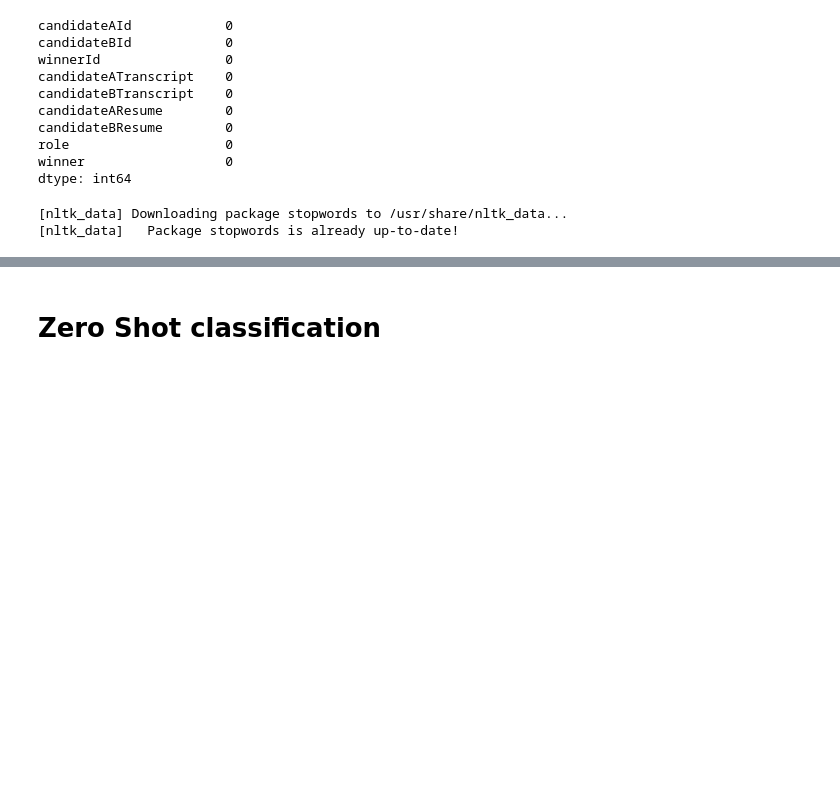
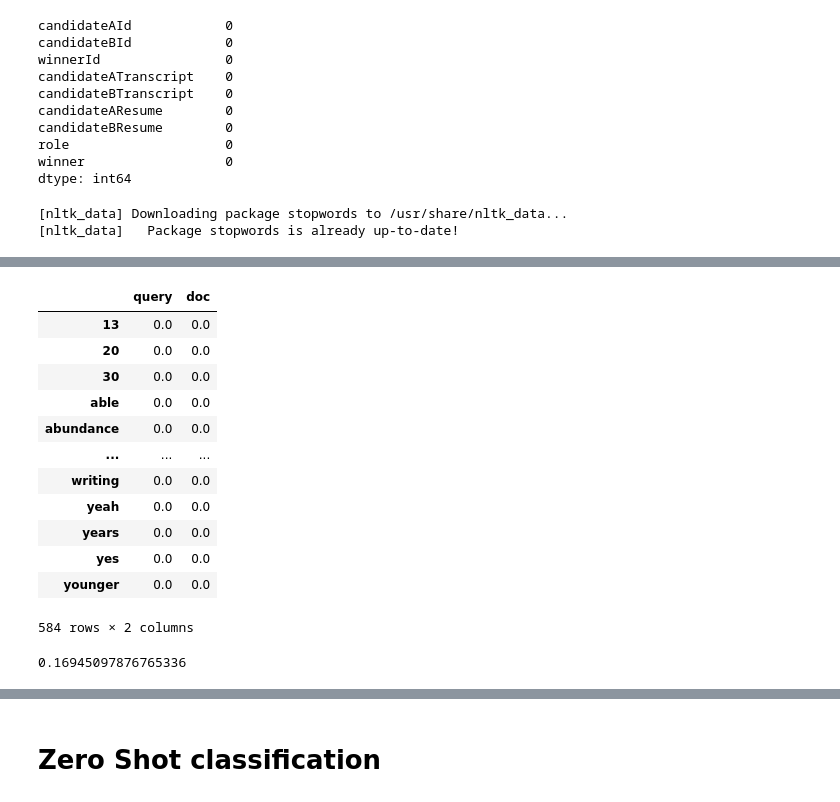
Before and after one commit to MekongDelta-mind/mercor, a Jupyter notebook: candidate_interview/mercor-interview-selection.ipynb, the cells around one changed output, grey strips where cells are left out. Saved outputs shown, nothing was run; the diff lists cells and outputs as text; code cells hidden in the pictures; blank space fills up the shorter version.

```diff
--- a/candidate_interview/mercor-interview-selection.ipynb
+++ b/candidate_interview/mercor-interview-selection.ipynb
@@ -117,0 +307,3 @@ stop_words = set(stopwords.words('english'))
+# %%
+q = cv.transform([sample_query])
+q.toarray()
@@ -117,0 +328,3 @@ stop_words = set(stopwords.words('english'))
+# %%
+query_dict = dict(zip(names, q.toarray()[0]))
+query_dict
@@ -117,0 +349,3 @@ stop_words = set(stopwords.words('english'))
+# %%
+doc_dict = dict(zip(names, X.toarray()[1]))
+doc_dict
@@ -117,0 +370,21 @@ stop_words = set(stopwords.words('english'))
+# %%
+df_qd = pd.DataFrame([query_dict, doc_dict], index=['query', 'doc']).T
+df_qd
+# %% [output]
+|  | query | doc |
+| 13 | 0.0 | 0.0 |
+| 20 | 0.0 | 0.0 |
+| 30 | 0.0 | 0.0 |
+| able | 0.0 | 0.0 |
+| abundance | 0.0 | 0.0 |
+| ... | ... | ... |
+| writing | 0.0 | 0.0 |
+| yeah | 0.0 | 0.0 |
+| years | 0.0 | 0.0 |
+| yes | 0.0 | 0.0 |
+| younger | 0.0 | 0.0 |
+584 rows × 2 columns
+# %%
+(df_qd['query'] * df_qd['doc']).sum()
+# %% [output]
+0.16945097876765336
```
Also changed, not shown: parts of 49 cells of this notebook.
